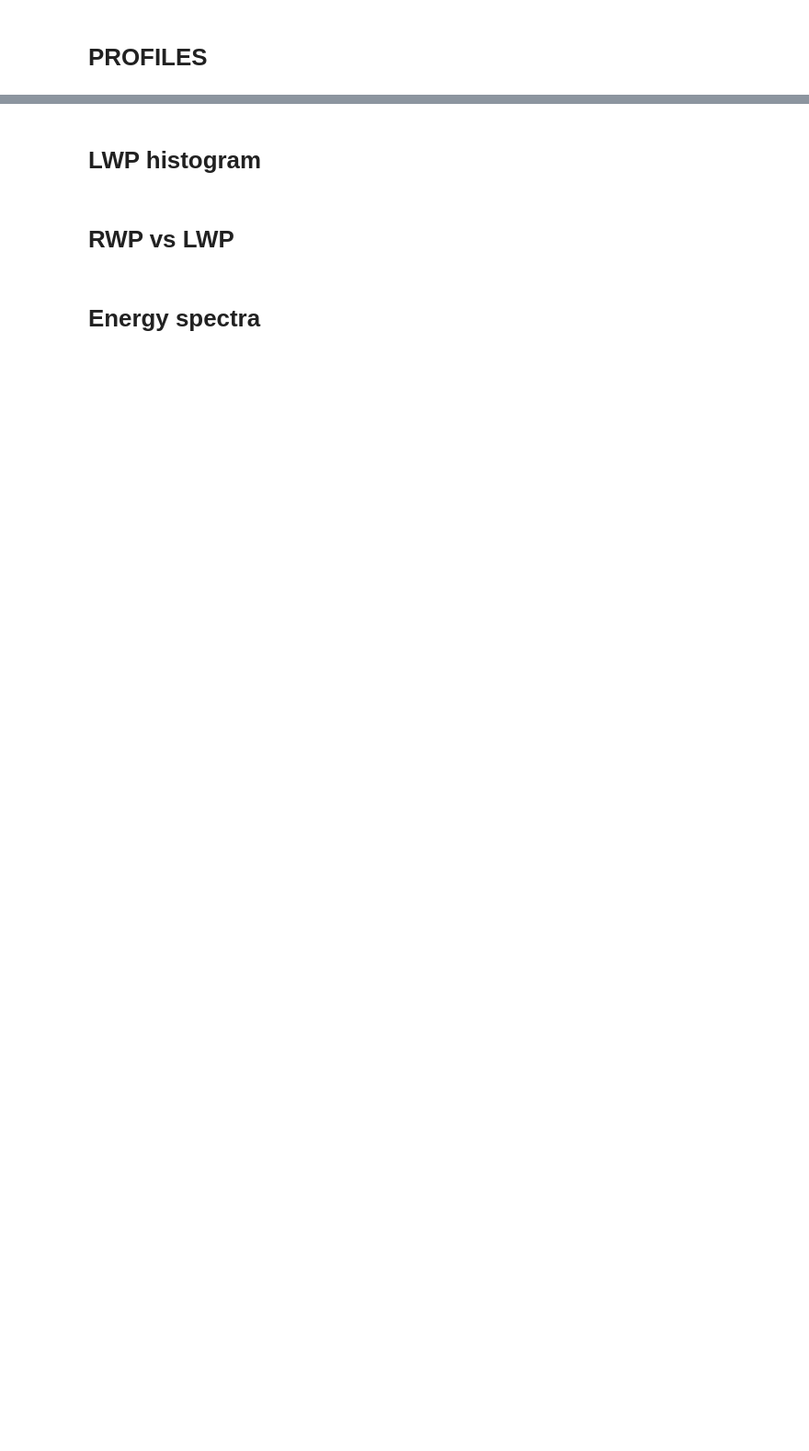
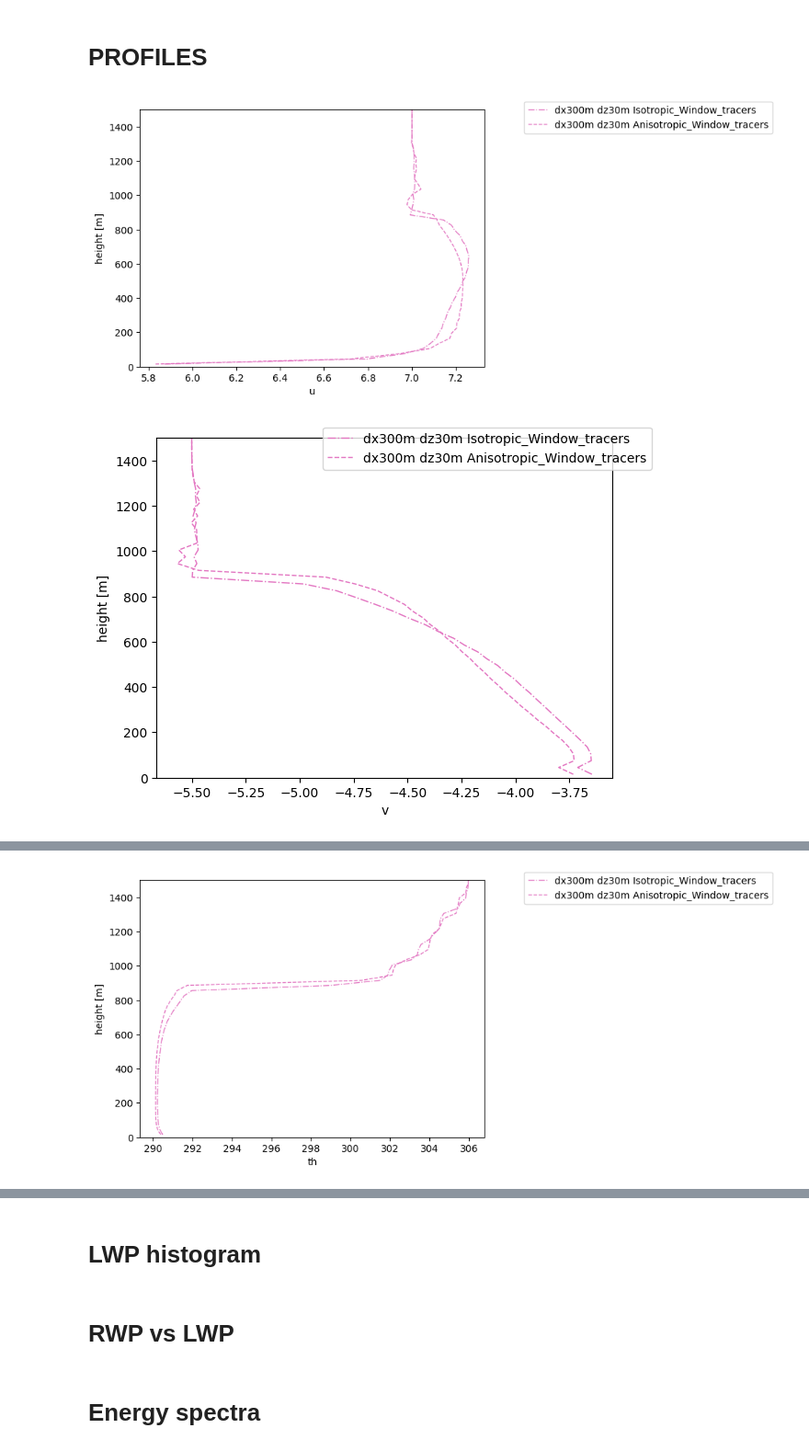
Before and after one commit to igfuw/xrUWLCM, a Jupyter notebook: examples/Sc_lowres_SGS.ipynb, the cells around one changed output, grey strips where cells are left out. Shown at 92% size. Saved outputs shown, nothing was run; the diff lists cells and outputs as text; code cells hidden in the pictures; blank space fills up the shorter version.

```diff
--- a/examples/Sc_lowres_SGS.ipynb
+++ b/examples/Sc_lowres_SGS.ipynb
@@ -461,21 +512,21 @@ plot_parameters = {
     #'tr_inv' : dict(),
     'u': dict(), #dict(nicename='$v$', units='[m/s]'),
     'v': dict(),
-    #'rv': dict(),
-    #'rc': dict(),
-    #'rr': dict(),
-    #'th': dict(),
+    'rv': dict(),
+    'rc': dict(),
+    'rr': dict(),
+    'th': dict(),
     ##'temp': dict(),
-    #'RH': dict(),
+    'RH': dict(),
     #'radiative_flux': dict(),
     #'sgs_rv_flux': dict(),
     #'sgs_th_flux': dict(),
     #'u_var': dict(),
     #'v_var': dict(),
-    #'w_var': dict(),
-    #'w_3rd': dict(),
-    #'k_ma[0]': dict(),
-    #'k_ma[1]': dict(),
+    'w_var': dict(),
+    'w_3rd': dict(),
+    'k_ma[0]': dict(),
+    'k_ma[1]': dict(),
     #'tke': dict(),
 
     #'rv': dict(nicename='$r_v$', units='[g/kg]'),
@@ -514,31 +565,34 @@ for varname, params in plot_parameters.items():
             _data.attrs["units"] = "m$^2$/s$^2$"
         elif(varname == 'w_var'):
             _data=pow(data[simname]['w'],2)
             _data.attrs["long_name"] = "variance of w"
             _data.attrs["units"] = "m$^2$/s$^2$"
         elif(varname == 'w_3rd'):
             _data=pow(data[simname]['w'],3)
             _data.attrs["long_name"] = "3rd moment of w"
             _data.attrs["units"] = "m$^3$/s$^3$"
         elif((varname == 'k_ma[0]' or varname == 'k_ma[1]') and 'k_m' in data[simname]): # isotropic SMG stores k_m (single value)
             _data=data[simname]['k_m']
         elif(varname == 'u'):
             _data=data[simname]['u'] + data[simname].u_mean
         elif(varname == 'v'):
             _data=data[simname]['v'] + data[simname].v_mean
         else:
             if varname not in data[simname]:
                 _data=xr.zeros_like(data[simname]['rv'])
             else:
                 _data=data[simname][varname]
 
         #_data = _data.where(data[simname].lwp>5) # filter non-cloudy columns
         _data.where(_data.t>ts).where(_data.t<=te).mean(["x","y","t"], keep_attrs=True).plot(y="z",ylim=(0,1500), label=simname, **p)
 
-    plt.legend()
+    plt.legend(bbox_to_anchor=(1.1, 1.05))
     #plt.ylabel('z [m]')
     #plt.xlabel(params['nicename']+' '+params['units'])
     #plt.title('mean profile between ' + str(timestart) +'h and '+str(timeend)+'h')
     plt.savefig(figoutdir+"/profiles/"+str(outname)+"_"+str(varname)+"_profiles.png", dpi=300)
     plt.show()
     plt.clf()
+# %% [output]
+[figure, added]
+[figure, added]
@@ -544,0 +602 @@ for varname, params in plot_parameters.items():
+[figure, added]
```
Also changed, not shown: parts of 9 cells of this notebook.
